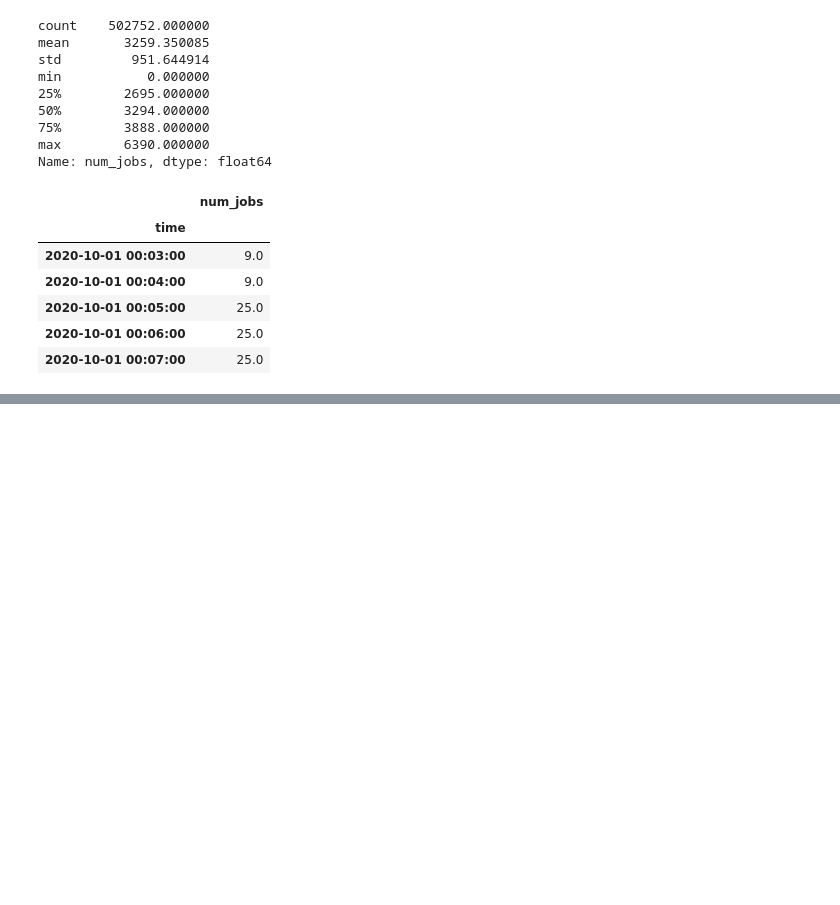
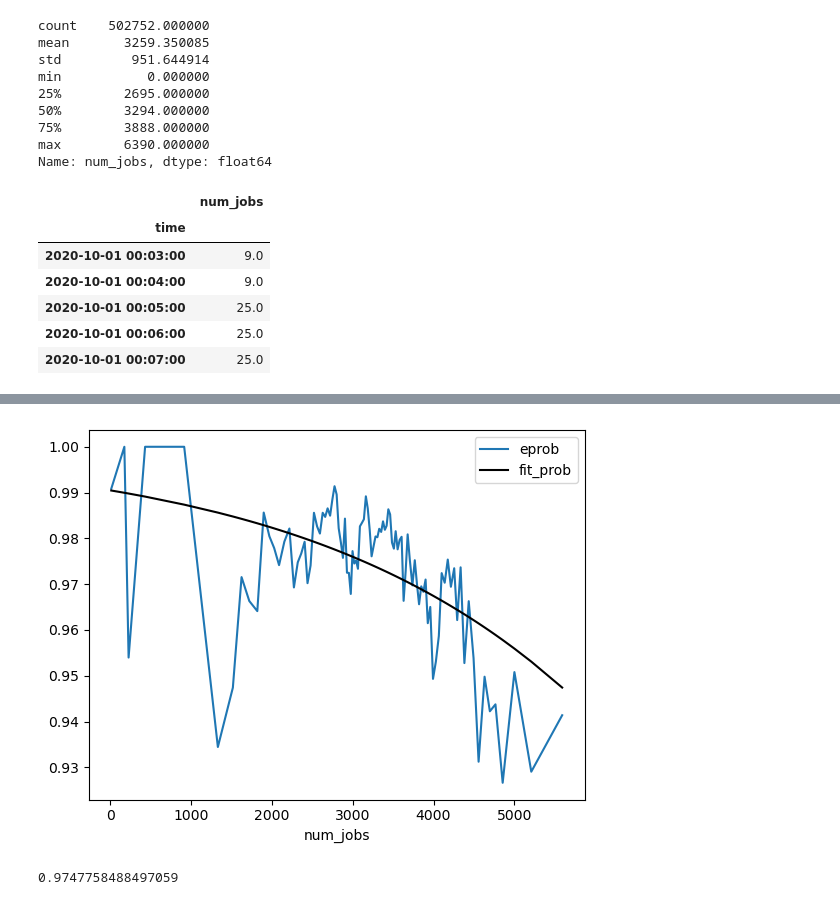
Before and after one commit to nss-data-science-cohort-8/accre-sweet-potato-casserole, a Jupyter notebook: notebooks/AIBranch3.ipynb, the cells around one changed output, grey strips where cells are left out. Cells and saved outputs as stored; diff of their text form; code cells hidden in the pictures; blank space fills up the shorter version.

```diff
--- a/notebooks/AIBranch3.ipynb
+++ b/notebooks/AIBranch3.ipynb
@@ -686,0 +1271,2 @@ num_jobs_df.sample(10000).sort_index().plot()
+# %%
+run_jobs['time'] = run_jobs['time'].astype('datetime64[ns]')
@@ -686,0 +1404,3 @@ num_jobs_df.sample(10000).sort_index().plot()
+# %%
+num_jobs_model = smf.logit('slurm_success ~ num_jobs', data=run_jobs).fit()
+num_jobs_model.summary()
@@ -686,0 +1438,13 @@ num_jobs_df.sample(10000).sort_index().plot()
+# %%
+run_jobs_summary = (
+    run_jobs
+    .assign(group = pd.qcut(run_jobs['num_jobs'],
+                            q = 100,
+                            duplicates = 'drop'))
+    .groupby('group', observed = False)
+    [['num_jobs', 'slurm_success']]
+    .mean()
+    .reset_index()
+    .rename(columns = {'slurm_success': 'eprob'})
+)
+run_jobs_summary
@@ -686,0 +1465,3 @@ num_jobs_df.sample(10000).sort_index().plot()
+# %%
+run_jobs_summary['fit_prob'] = num_jobs_model.predict(run_jobs_summary[['num_jobs']])
+run_jobs_summary
@@ -686,0 +1482,13 @@ num_jobs_df.sample(10000).sort_index().plot()
+# %%
+ax = run_jobs_summary.plot(x = 'num_jobs', y = 'eprob')
+run_jobs_summary.plot(x = 'num_jobs', y = 'fit_prob',
+                color = 'black',
+                ax = ax);
+# %% [output]
+[figure, added]
+# %%
+enter_num_jobs = 3159
+pred = num_jobs_model.params['Intercept'] + num_jobs_model.params['num_jobs']*enter_num_jobs
+print(processor.logistic(pred))
+# %% [output]
+0.9747758488497059
```
Also changed, not shown: parts of 62 cells of this notebook.
